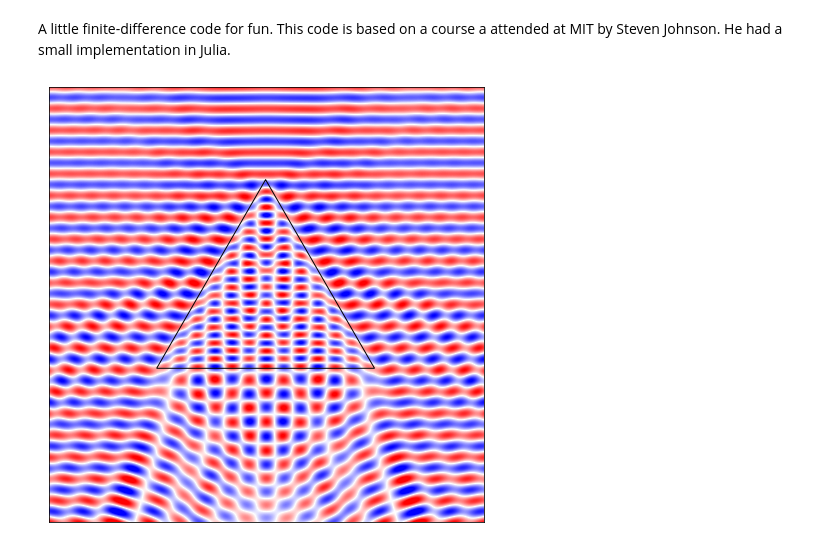
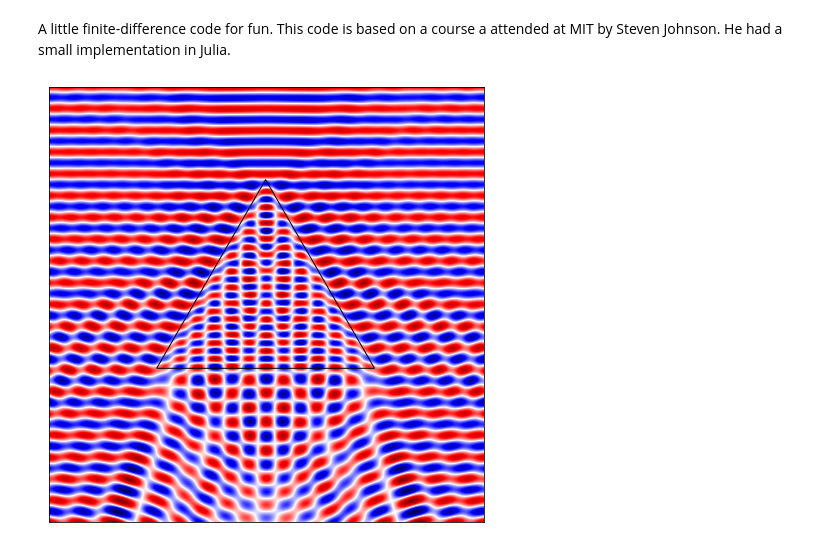
Before and after one commit to samuelpgroth/vines, a Jupyter notebook: demo/acoustics/finite_difference.ipynb, the cells around one changed output. Cells and saved outputs as stored; diff of their text form; code cells hidden in the pictures.

```diff
--- a/demo/acoustics/finite_difference.ipynb
+++ b/demo/acoustics/finite_difference.ipynb
@@ -132,34 +132,34 @@ from matplotlib.patches import Polygon
 from matplotlib.collections import PatchCollection
 matplotlib.rcParams.update({'font.size': 20})
 plt.rc('text', usetex=True)
 plt.rc('font', family='serif')
 fig = plt.figure(figsize=(12, 8))
 ax = fig.gca()
 start = 20
 # plt.imshow((np.real((u_total[start:-start,start:-start]))), extent=[x[start],x[-start],y[start],y[-start]],cmap=plt.cm.get_cmap('bwr'), interpolation='spline16')
-plt.imshow(np.flipud(np.real(u_total[start:-start,start:-start])), extent=[x[start],x[-start],y[start],y[-start]],cmap=plt.cm.get_cmap('bwr'), interpolation='spline16')
+plt.imshow(np.flipud(np.real(u_total[start:-start,start:-start])), extent=[x[start],x[-start],y[start],y[-start]],cmap=plt.cm.get_cmap('seismic'), interpolation='spline16')
 
 polygon = Polygon(verts, facecolor="none",
               edgecolor='black', lw=1)
 plt.gca().add_patch(polygon)
 
 # # Finite difference grid
 # ax.get_xaxis().set_ticks(x)
 # ax.xaxis.set_ticklabels([])
 # ax.get_yaxis().set_ticks(y)
 # ax.yaxis.set_ticklabels([])
 # ax.grid(linestyle='-', linewidth=0.5, color='black')
 # plt.box(on=None)
 
 ax.get_xaxis().set_ticks([])
 ax.get_yaxis().set_ticks([])
 # plt.scatter(x_s.real, x_s.imag, color='black', s=5)
 
 # plt.colorbar()
-plt.clim(-1.5, 1.5)
+# plt.clim(-1.5, 1.5)
 
 plt.show()
-# fig.savefig('results/tri_k10_0i_bwr.png')
+# fig.savefig('results/tri_k10_seismic.png')
 # plt.close()
 # %% [output]
-[figure, old version]
+[figure, new version]
```
Also changed, not shown: 14 other files.
